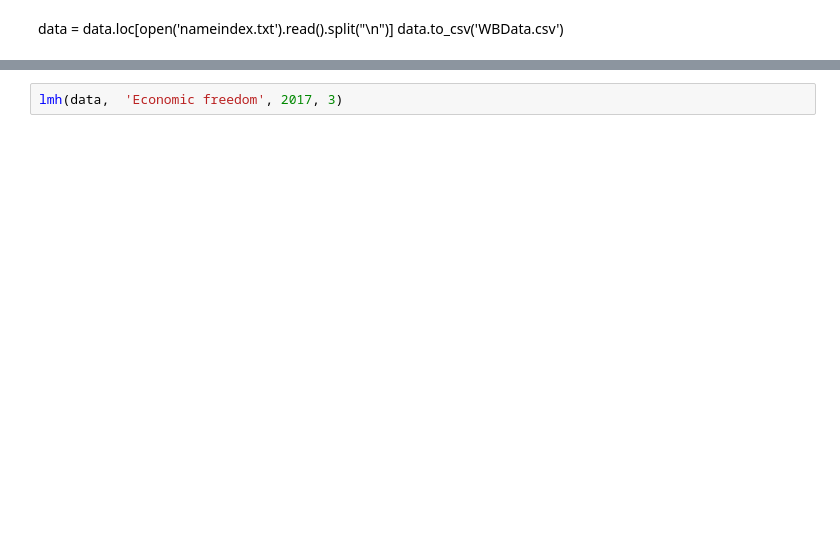
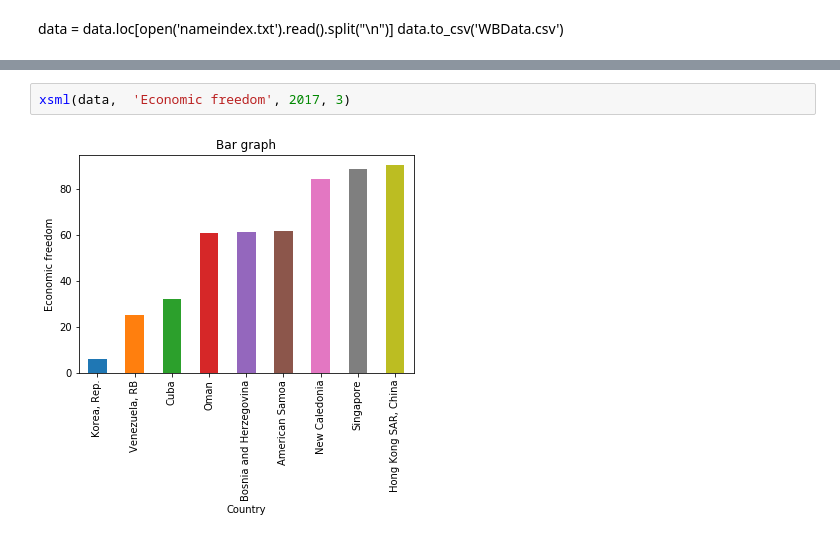
Before and after one commit to Kalysthos/P4DS-Homework, a Jupyter notebook: New/Teste.ipynb, the cells around one changed output, grey strips where cells are left out. Cells and saved outputs as stored; diff of their text form; blank space fills up the shorter version.

Commit message:
documentando plots no New

```diff
--- a/New/Teste.ipynb
+++ b/New/Teste.ipynb
@@ -16,3 +21,5 @@ trend(data, 'GDP per capita (current US$)', ['Afghanistan', 'Brazil'], [2000, 20
 # %%
-lmh(data,  'Economic freedom', 2017, 3)
+xsml(data,  'Economic freedom', 2017, 3)
+# %% [output]
+[figure, added]
 # %%
```
Also changed, not shown: parts of 7 cells of this notebook, 1 other file.
